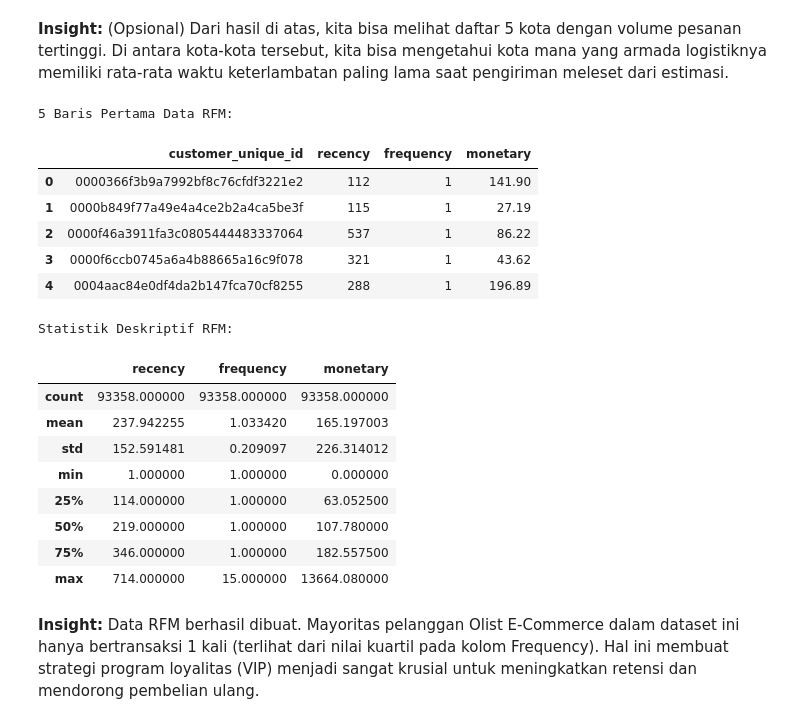
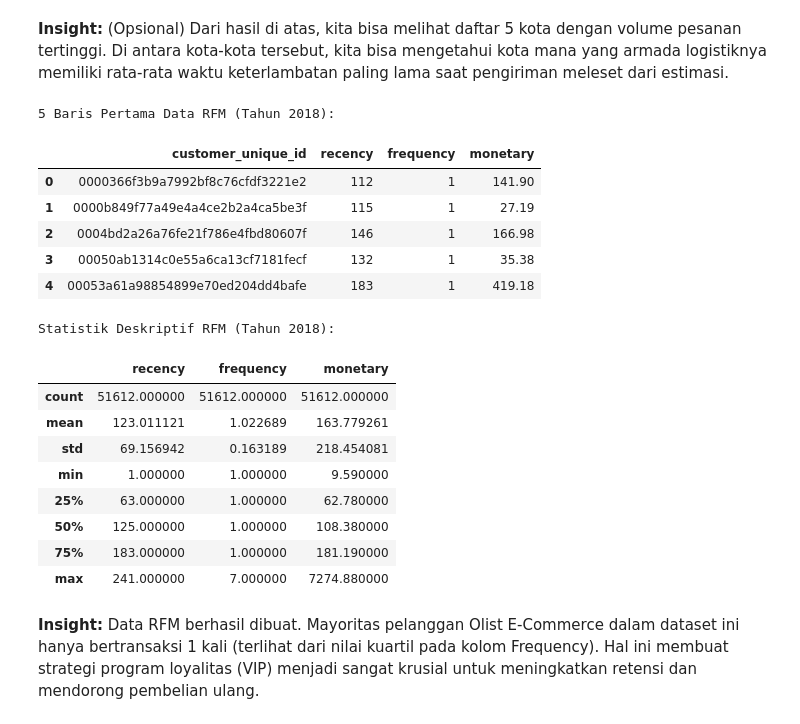
Before and after one commit to AdhyDa/Learn-Data-Science, a Jupyter notebook: Dicoding Submission/Proyek Analisis Data/notebook.ipynb, the cells around one changed output. Saved outputs shown, nothing was run; the diff lists cells and outputs as text; code cells hidden in the pictures.

```diff
--- a/Dicoding Submission/Proyek Analisis Data/notebook.ipynb
+++ b/Dicoding Submission/Proyek Analisis Data/notebook.ipynb
@@ -260,46 +260,49 @@ Rata-rata Keterlambatan (Hari) per Kota (Tahun 2018):
 Dari hasil di atas, kita bisa melihat daftar 5 kota dengan volume pesanan tertinggi. Di antara kota-kota tersebut, kita bisa mengetahui kota mana yang armada logistiknya memiliki rata-rata waktu keterlambatan paling lama saat pengiriman meleset dari estimasi.
 # %%
 # =========================================================
-# EDA 2: Analisis RFM (Recency, Frequency, Monetary)
+# EDA 2: Analisis RFM (Recency, Frequency, Monetary) Tahun 2018
 # =========================================================
 
-# 1. Menentukan tanggal referensi (1 hari setelah pesanan terakhir di database)
-recent_date = main_df['order_purchase_timestamp'].max() + pd.Timedelta(days=1)
+# 1. Filter dataset khusus transaksi tahun 2018 (sesuai Pertanyaan Bisnis 2)
+main_df_2018 = main_df[main_df['order_purchase_timestamp'].dt.year == 2018].copy()
 
-# 2. Menghitung metrik RFM per pelanggan unik (customer_unique_id)
-rfm_df = main_df.groupby('customer_unique_id').agg({
-    'order_purchase_timestamp': lambda x: (recent_date - x.max()).days, # R: Hari sejak order terakhir
-    'order_id': 'count',                                                # F: Jumlah total order
-    'payment_value': 'sum'                                              # M: Total uang yang dihabiskan
+# 2. Menentukan tanggal referensi (1 hari setelah pesanan terakhir di tahun 2018)
+recent_date = main_df_2018['order_purchase_timestamp'].max() + pd.Timedelta(days=1)
+
+# 3. Menghitung metrik RFM per pelanggan unik khusus data tahun 2018
+rfm_df = main_df_2018.groupby('customer_unique_id').agg({
+    'order_purchase_timestamp': lambda x: (recent_date - x.max()).days, # R: Hari sejak order terakhir di 2018
+    'order_id': 'count',                                                # F: Jumlah total order di 2018
+    'payment_value': 'sum'                                              # M: Total uang yang dihabiskan di 2018
 }).reset_index()
 
-# 3. Ubah nama kolom agar mudah dibaca
+# 4. Ubah nama kolom
 rfm_df.columns = ['customer_unique_id', 'recency', 'frequency', 'monetary']
 
-# 4. Tampilkan 5 pelanggan teratas dan statistik deskriptif
-print("5 Baris Pertama Data RFM:")
+# 5. Tampilkan 5 pelanggan teratas dan statistik deskriptif
+print("5 Baris Pertama Data RFM (Tahun 2018):")
 display(rfm_df.head())
 
-print("\nStatistik Deskriptif RFM:")
+print("\nStatistik Deskriptif RFM (Tahun 2018):")
 display(rfm_df.describe())
 # %% [output]
-5 Baris Pertama Data RFM:
+5 Baris Pertama Data RFM (Tahun 2018):
 |  | customer_unique_id | recency | frequency | monetary |
 | 0 | 0000366f3b9a7992bf8c76cfdf3221e2 | 112 | 1 | 141.90 |
 | 1 | 0000b849f77a49e4a4ce2b2a4ca5be3f | 115 | 1 | 27.19 |
-| 2 | 0000f46a3911fa3c0805444483337064 | 537 | 1 | 86.22 |
-| 3 | 0000f6ccb0745a6a4b88665a16c9f078 | 321 | 1 | 43.62 |
-| 4 | 0004aac84e0df4da2b147fca70cf8255 | 288 | 1 | 196.89 |
+| 2 | 0004bd2a26a76fe21f786e4fbd80607f | 146 | 1 | 166.98 |
+| 3 | 00050ab1314c0e55a6ca13cf7181fecf | 132 | 1 | 35.38 |
+| 4 | 00053a61a98854899e70ed204dd4bafe | 183 | 1 | 419.18 |
-Statistik Deskriptif RFM:
+Statistik Deskriptif RFM (Tahun 2018):
 |  | recency | frequency | monetary |
-| count | 93358.000000 | 93358.000000 | 93358.000000 |
-| mean | 237.942255 | 1.033420 | 165.197003 |
-| std | 152.591481 | 0.209097 | 226.314012 |
-| min | 1.000000 | 1.000000 | 0.000000 |
-| 25% | 114.000000 | 1.000000 | 63.052500 |
-| 50% | 219.000000 | 1.000000 | 107.780000 |
-| 75% | 346.000000 | 1.000000 | 182.557500 |
-| max | 714.000000 | 15.000000 | 13664.080000 |
+| count | 51612.000000 | 51612.000000 | 51612.000000 |
+| mean | 123.011121 | 1.022689 | 163.779261 |
+| std | 69.156942 | 0.163189 | 218.454081 |
+| min | 1.000000 | 1.000000 | 9.590000 |
+| 25% | 63.000000 | 1.000000 | 62.780000 |
+| 50% | 125.000000 | 1.000000 | 108.380000 |
+| 75% | 183.000000 | 1.000000 | 181.190000 |
+| max | 241.000000 | 7.000000 | 7274.880000 |
 # %% [markdown]
 **Insight:**
 Data RFM berhasil dibuat. Mayoritas pelanggan Olist E-Commerce dalam dataset ini hanya bertransaksi 1 kali (terlihat dari nilai kuartil pada kolom Frequency). Hal ini membuat strategi program loyalitas (VIP) menjadi sangat krusial untuk meningkatkan retensi dan mendorong pembelian ulang.
```
Also changed, not shown: parts of 2 cells of this notebook.
